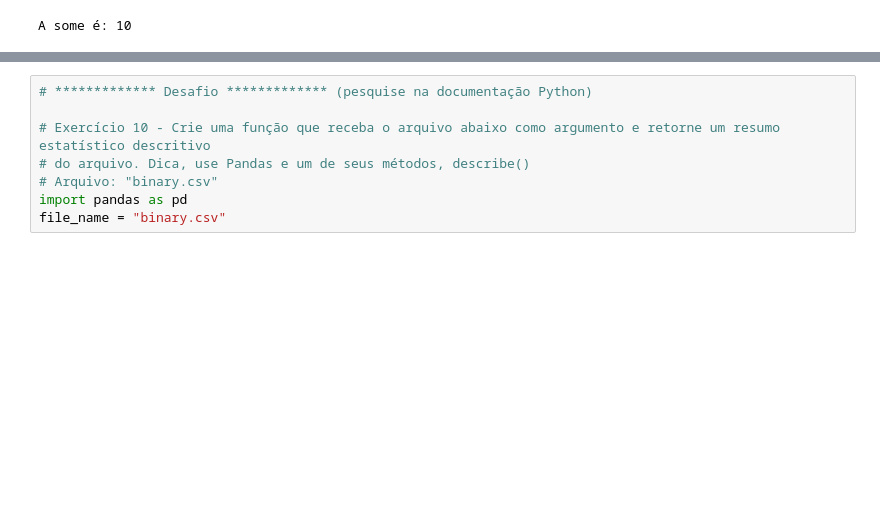
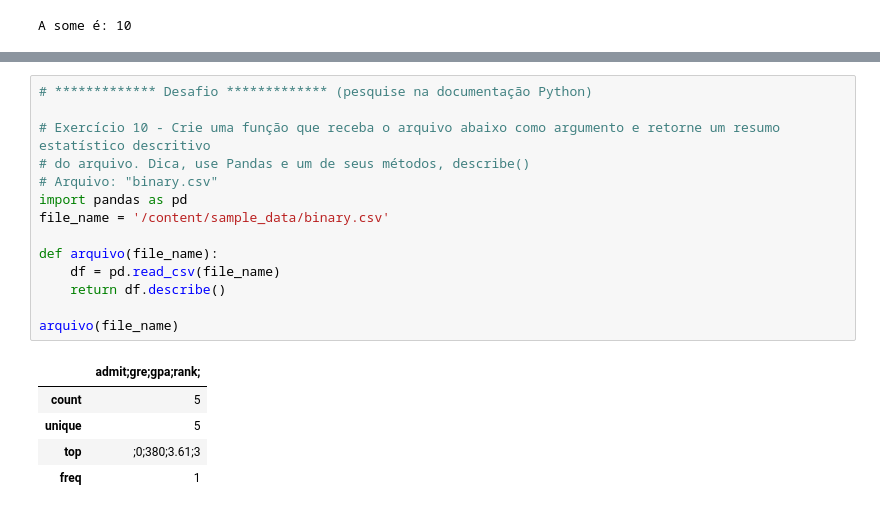
Before and after one commit to JardelSilva-86/FundamentosPython_DSA, a Jupyter notebook: DSA_Cap03.ipynb, the cells around one changed output, grey strips where cells are left out. Drawn from its saved outputs; the diff is of its cells as text; blank space fills up the shorter version.

```diff
--- a/DSA_Cap03.ipynb
+++ b/DSA_Cap03.ipynb
@@ -876,8 +915,20 @@ dir(pd)
 # %%
 # ************* Desafio ************* (pesquise na documentação Python)
 
 # Exercício 10 - Crie uma função que receba o arquivo abaixo como argumento e retorne um resumo estatístico descritivo
 # do arquivo. Dica, use Pandas e um de seus métodos, describe()
 # Arquivo: "binary.csv"
 import pandas as pd
-file_name = "binary.csv"
+file_name = '/content/sample_data/binary.csv'
+
+def arquivo(file_name):
+    df = pd.read_csv(file_name)
+    return df.describe()
+
+arquivo(file_name)
+# %% [output]
+|  | admit;gre;gpa;rank; |
+| count | 5 |
+| unique | 5 |
+| top | ;0;380;3.61;3 |
+| freq | 1 |
```
Also changed, not shown: parts of 4 cells of this notebook.
